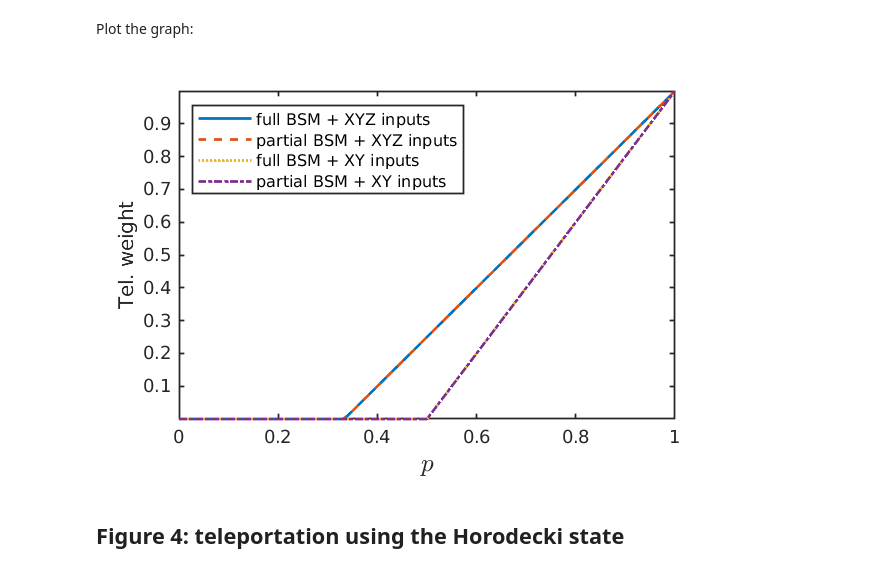
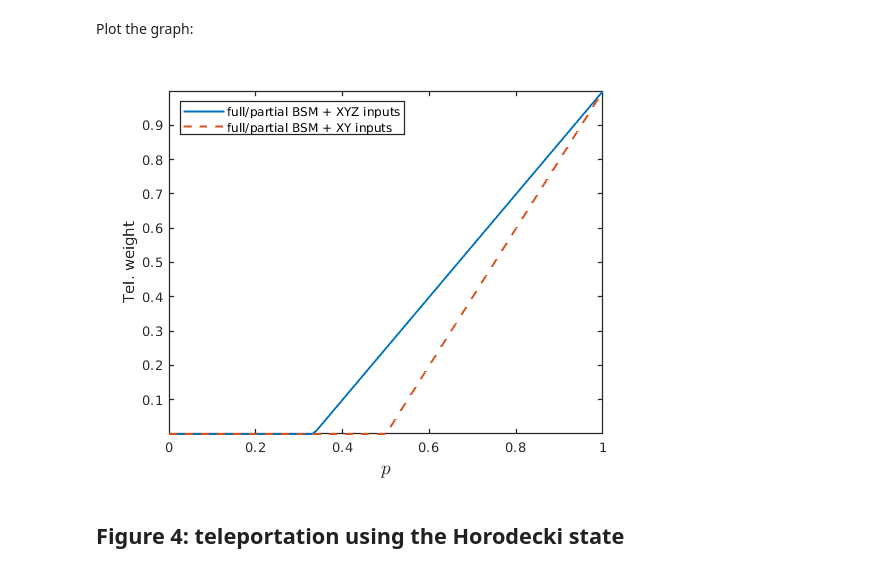
Before and after one commit to paulskrzypczyk/nonclassicalteleportation, a Jupyter notebook: Quantifying teleportation.ipynb, the cells around one changed output. Drawn from its saved outputs; the diff is of its cells as text; code cells hidden in the pictures.

```diff
--- a/Quantifying teleportation.ipynb
+++ b/Quantifying teleportation.ipynb
@@ -143,20 +150,19 @@ Plot the graph:
 # %%
 %plot inline
 
-plot(pv,TWftv,pv,TWptv,'--',pv,TWfiv,':',pv,TWpiv,'-.','LineWidth',1.5)
-legend({'full BSM + XYZ inputs','partial BSM + XYZ inputs',...
-'full BSM + XY inputs','partial BSM + XY inputs'},'Location','northwest')
+plot(pv,TWftv,pv,TWfiv,'--','LineWidth',1.5)
+legend({'full/partial BSM + XYZ inputs','full/partial BSM + XY inputs'},'Location','northwest')
 xlabel('$p$','Interpreter','latex','FontSize',14)
 ylabel('Tel. weight')
 
 Fig3 = gca;
 Fig3.FontName = 'Times';
 Fig3.LineWidth = 1;
 
 axis tight
 set(gcf, 'Units','centimeters', 'Position',[0 0 8.6 6.4])
 # %% [output]
-[figure, old version]
+[figure, new version]
 # %% [markdown]
 ## Figure 4: teleportation using the Horodecki state
 # %% [markdown]
```
Also changed, not shown: parts of 4 cells of this notebook, 4 other files.
